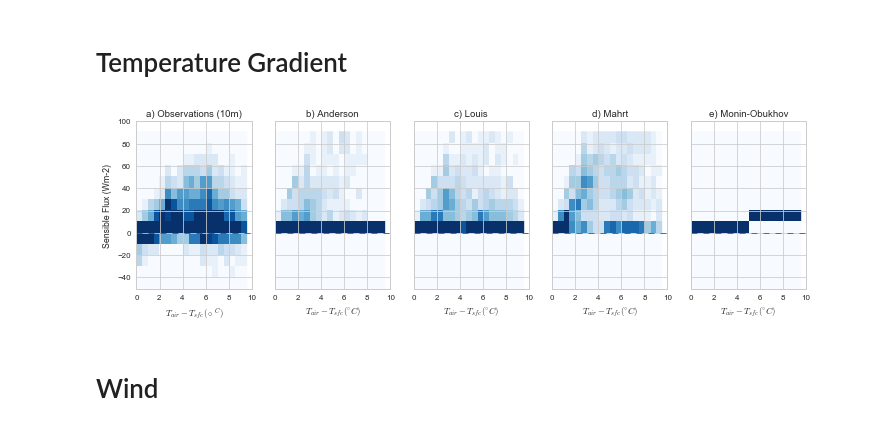
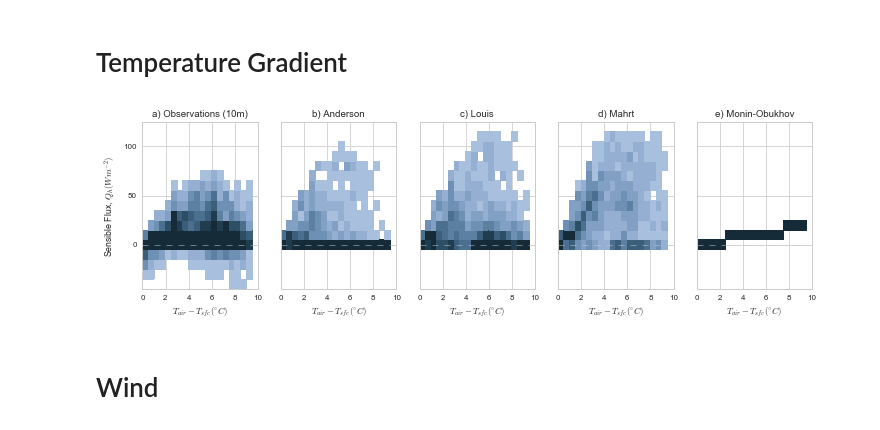
Before and after one commit to klapo/TurbulenceFeedbacks, a Jupyter notebook: TF.OfflineTurb.SCP_SNQ.Shear_TempGrad.ipynb, the cells around one changed output. Saved outputs shown, nothing was run; the diff lists cells and outputs as text; code cells hidden in the pictures.

```diff
--- a/TF.OfflineTurb.SCP_SNQ.Shear_TempGrad.ipynb
+++ b/TF.OfflineTurb.SCP_SNQ.Shear_TempGrad.ipynb
@@ -130,41 +130,65 @@ os.chdir(dirPrint)
 # %%
 # -------------------------------------------------------------------------------------------------------
 # SCP
-ymin = -50
-ymax = 100
+ymin = -45
+ymax = 125
 xmin = 0
 xmax = 10
 dy = 10
 dx = .5
 
 # Format figure
-cmap = kgraph.cmap_discretize(cm.Blues, 15)
+## General colorbar arguments
+cmin = 0
+cmax = 100
+ncol = 11
+dcol = (cmax - cmin) / (ncol - 1)
+cmap = sns.cubehelix_palette(11, start=2.6, rot=.075, light=0.8, as_cmap=True)
+cmap = kgraph.cmap_discretize(cmap, ncol)
 fig, axes = plt.subplots(1, 5, figsize=(12, 3), sharex='col', sharey='row')
 axes = axes.flatten()
 
 # Observed turbulence
 ax = axes[0]
-ax.hist2d(SCP.T_15m_M[SCPind] - SCP.Tsfc[SCPind], -SCP.w_tc_10m[SCPind],
-          bins=(np.arange(xmin, xmax, dx), np.arange(ymin, ymax, dy)),
-          cmap=cmap, vmin=5, vmax=100)
-ax.plot([xmin, xmax], [0, 0], 'k--', linewidth=.5)
+
+# Build my own histogram
+X = (SCP.T_15m_M[SCPind] - SCP.Tsfc[SCPind]).values.flatten()
+Y = -SCP.w_tc_10m[SCPind].values.flatten()
+H, xedges, yedges = np.histogram2d(X, Y, bins=(np.arange(xmin, xmax, dx),
+                                               np.arange(ymin, ymax, dy)))
+H = np.ma.masked_array(H, H < cmin + dcol)
+# Plot my 2D histogram
+X, Y = np.meshgrid(xedges, yedges)
+im = ax.pcolormesh(X.T, Y.T, H, cmap=cmap, vmin=cmin, vmax=cmax, linewidth=0, rasterized=True)
+
+ax.plot([xmin, xmax], [0, 0], '--', color='0.8', linewidth=.5)
 ax.set_title('a) Observations (10m)')
 ax.set_ylim(ymin, ymax)
 ax.set_xlim(xmin, xmax)
-ax.set_xlabel('$T_{air} - T_{sfc} (\circ^{C})$')
-axes[0].set_ylabel('Sensible Flux (Wm-2)')
+ax.set_xlabel('$T_{air} - T_{sfc} (^{\circ} C)$')
+ax.grid()
+axes[0].set_ylabel('Sensible Flux, $Q_h (Wm^{-2})$')
 
 # Simulated turbulence
 for ix, stab in enumerate(ixStability):
     ax = axes[ix + 1]
-    ax.hist2d(SCP.T_15m_M[SCPind] - SCP.Tsfc[SCPind], SCP_sensible_15m[stab].values,
-              bins=(np.arange(xmin, xmax, dx), np.arange(ymin, ymax, dy)),
-              cmap=cmap, vmin=5, vmax=100)
-    ax.plot([xmin, xmax], [0, 0], 'k--', linewidth=.5)
+
+    # Build my own histogram
+    X = (SCP.T_15m_M[SCPind] - SCP.Tsfc[SCPind]).values.flatten()
+    Y = SCP_sensible_15m[stab].values.flatten()
+    H, xedges, yedges = np.histogram2d(X, Y, bins=(np.arange(xmin, xmax, dx),
+                                                   np.arange(ymin, ymax, dy)))
+    H = np.ma.masked_array(H, H < cmin + dcol)
+    # Plot my 2D histogram
+    X, Y = np.meshgrid(xedges, yedges)
+    im = ax.pcolormesh(X.T, Y.T, H, cmap=cmap, vmin=cmin, vmax=cmax, linewidth=0, rasterized=True)
+
+    ax.plot([xmin, xmax], [0, 0], '--', color='0.8', linewidth=.5)
     ax.set_title(alphabet[ix + 1] + ') ' + ixStabilityTitles[ix])
     ax.set_ylim(ymin, ymax)
     ax.set_xlim(xmin, xmax)
     ax.set_xlabel('$T_{air} - T_{sfc} (^{\circ}C)$')
+    ax.grid()
 fig.savefig('OfflineTurb.SCP_15m.2dHist_TempGrad.pdf')
 
 # -------------------------------------------------------------------------------------------------------
@@ -173,34 +197,34 @@ fig.savefig('OfflineTurb.SCP_15m.2dHist_TempGrad.pdf')
 # indexing the data correctly. Definitely not a high priority fix.
 # ymin = -50
 # ymax = 100
 # dy = 10
 # xmin = 0
 # xmax = 10
 # dx = .5
 
 # fig, axes = plt.subplots(1, 5, figsize=(12, 3), sharex='col', sharey='row')
 # axes = axes.flatten()
 # # Simulated turbulence
 # for ix, stab in enumerate(ixStability):
 #     ax = axes[ix]
 #     ax.hist2d(SNQ.T6[SNQind] - SNQ.Tsrf[SNQind], SNQ_sensible[stab].values,
 #               bins=(np.arange(xmin, xmax, dx), np.arange(ymin, ymax, dy)),
 #               cmap=cmap, vmin=5, vmax=20)
 #     ax.plot([xmin, xmax], [0, 0], 'k--', linewidth=.5)
 #     ax.set_title(stab)
 #     ax.set_ylim(ymin, ymax)
 #     ax.set_xlabel('$T_{air} - T_{sfc} (\circ^{C})$')
 # # Observed turbulence
 # ax = axes[-1]
 # ax.hist2d(SNQ.T6[SNQind] - SNQ.Tsrf[SNQind], SNQ.SensFlux[SNQind],
 #           bins=(np.arange(xmin, xmax, dx), np.arange(ymin, ymax, dy)),
 #           cmap=cmap, vmin=5, vmax=20)
 # ax.plot([xmin, xmax], [0, 0], 'k--', linewidth=.5)
 # ax.set_title('Observations (2m)')
 # ax.set_xlabel('$T_{air} - T_{sfc} (^{\circ}C)$')
 # fig.savefig('OfflineTurb.SNQ.2dHist_TempGrad.pdf')
 # %% [output]
-[figure, old version]
+[figure, new version]
 # %% [markdown]
 # Wind
 # %% [markdown]
```
Also changed, not shown: parts of 12 cells of this notebook, 1 other file.
